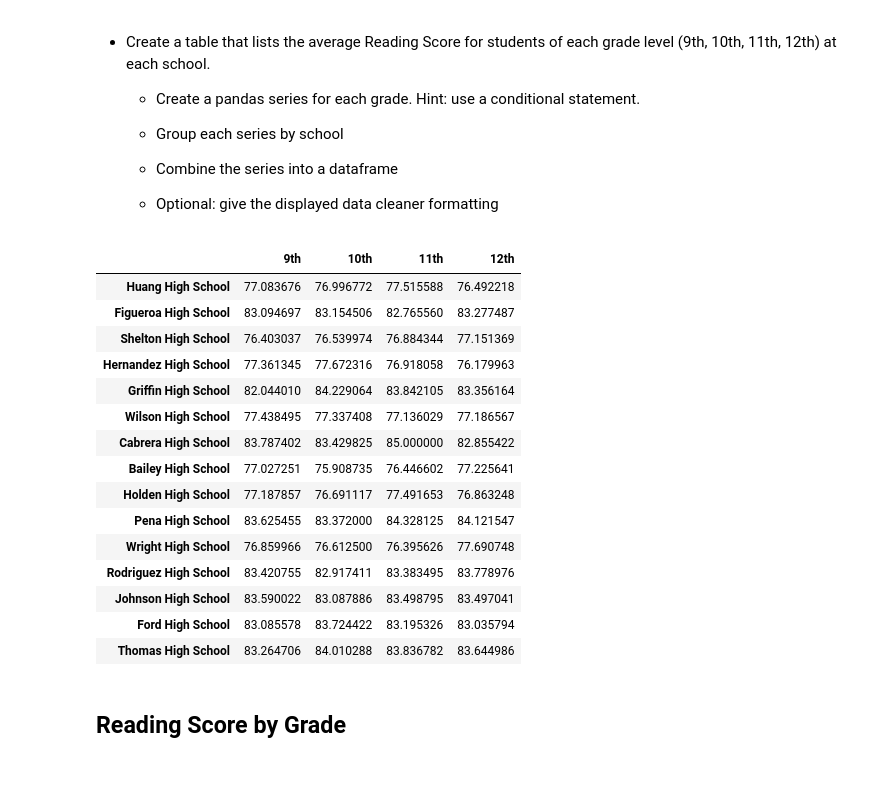
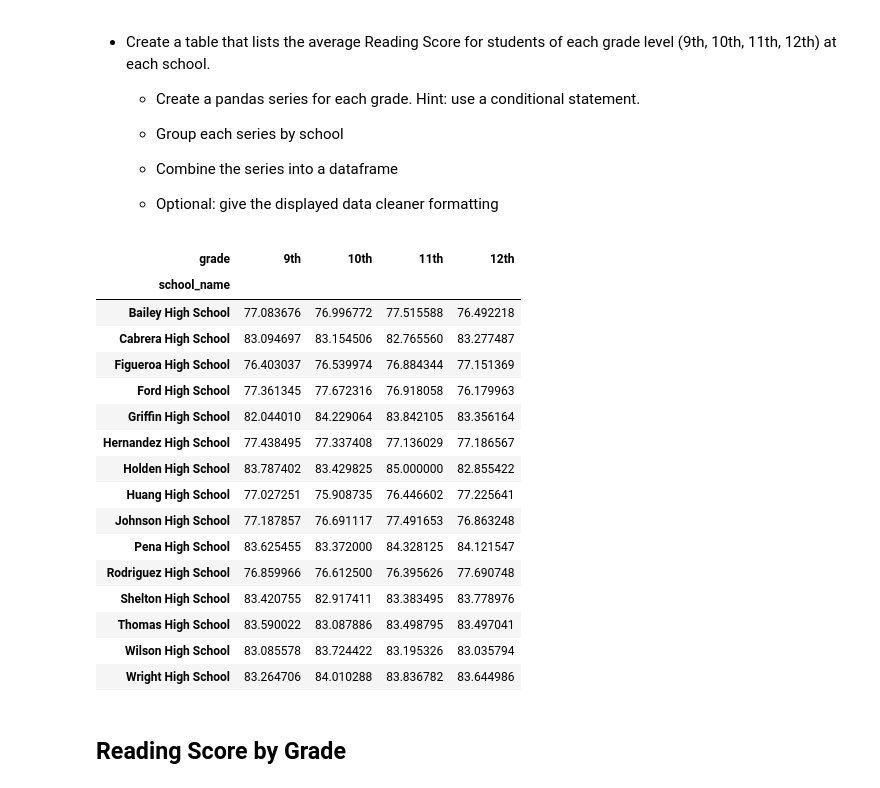
Before and after one commit to FeliciaHatchett/pandas_challenge, a Jupyter notebook: PyCitySchools/PyCitySchools_Final.ipynb, the cells around one changed output. Cells and saved outputs as stored; diff of their text form; code cells hidden in the pictures.

```diff
--- a/PyCitySchools/PyCitySchools_starter.ipynb
+++ b/PyCitySchools/PyCitySchools_Final.ipynb
@@ -185,30 +196,34 @@ bottom_performing_schools
   * Combine the series into a dataframe
 
   * Optional: give the displayed data cleaner formatting
-# %%
-sorted_means_m = np.array(school_data_complete.groupby(["school_name", "grade"])["math_score"].mean())
-values_m=np.array_split(sorted_means_m, 15)
-grades=["10th", "11th", "12th", "9th"]
-sorted_math=pd.DataFrame(values_m, index=names, columns=grades)
-organized_math_scores=sorted_math[["9th", "10th","11th","12th"]]
-organized_math_scores
-# %% [output]
-|  | 9th | 10th | 11th | 12th |
-| Huang High School | 77.083676 | 76.996772 | 77.515588 | 76.492218 |
-| Figueroa High School | 83.094697 | 83.154506 | 82.765560 | 83.277487 |
-| Shelton High School | 76.403037 | 76.539974 | 76.884344 | 77.151369 |
-| Hernandez High School | 77.361345 | 77.672316 | 76.918058 | 76.179963 |
-| Griffin High School | 82.044010 | 84.229064 | 83.842105 | 83.356164 |
-| Wilson High School | 77.438495 | 77.337408 | 77.136029 | 77.186567 |
-| Cabrera High School | 83.787402 | 83.429825 | 85.000000 | 82.855422 |
-| Bailey High School | 77.027251 | 75.908735 | 76.446602 | 77.225641 |
-| Holden High School | 77.187857 | 76.691117 | 77.491653 | 76.863248 |
-| Pena High School | 83.625455 | 83.372000 | 84.328125 | 84.121547 |
-| Wright High School | 76.859966 | 76.612500 | 76.395626 | 77.690748 |
-| Rodriguez High School | 83.420755 | 82.917411 | 83.383495 | 83.778976 |
-| Johnson High School | 83.590022 | 83.087886 | 83.498795 | 83.497041 |
-| Ford High School | 83.085578 | 83.724422 | 83.195326 | 83.035794 |
-| Thomas High School | 83.264706 | 84.010288 | 83.836782 | 83.644986 |
+# %%
+#Create data frame grouping data by school name and grade then get mean of math score
+sorted_means_m =pd.DataFrame(school_data_complete.groupby(["school_name", "grade"])["math_score"].mean().reset_index())
+
+#This can be accomplished by created with a pivot method, by unstacking the grade column, or by splitting an array. While the formatting is not the same completely, the pivot table provides a table that's easy to read and create.
+sorted_math=sorted_means_m.pivot(index="school_name", columns="grade", values="math_score")
+
+#Column names reset (Columns appeared with lowest first number [1] first)
+organized_math_scores=sorted_math[["9th", "10th","11th","12th"]]
+organized_math_scores
+# %% [output]
+| grade | 9th | 10th | 11th | 12th |
+| school_name |  |  |  |  |
+| Bailey High School | 77.083676 | 76.996772 | 77.515588 | 76.492218 |
+| Cabrera High School | 83.094697 | 83.154506 | 82.765560 | 83.277487 |
+| Figueroa High School | 76.403037 | 76.539974 | 76.884344 | 77.151369 |
+| Ford High School | 77.361345 | 77.672316 | 76.918058 | 76.179963 |
+| Griffin High School | 82.044010 | 84.229064 | 83.842105 | 83.356164 |
+| Hernandez High School | 77.438495 | 77.337408 | 77.136029 | 77.186567 |
+| Holden High School | 83.787402 | 83.429825 | 85.000000 | 82.855422 |
+| Huang High School | 77.027251 | 75.908735 | 76.446602 | 77.225641 |
+| Johnson High School | 77.187857 | 76.691117 | 77.491653 | 76.863248 |
+| Pena High School | 83.625455 | 83.372000 | 84.328125 | 84.121547 |
+| Rodriguez High School | 76.859966 | 76.612500 | 76.395626 | 77.690748 |
+| Shelton High School | 83.420755 | 82.917411 | 83.383495 | 83.778976 |
+| Thomas High School | 83.590022 | 83.087886 | 83.498795 | 83.497041 |
+| Wilson High School | 83.085578 | 83.724422 | 83.195326 | 83.035794 |
+| Wright High School | 83.264706 | 84.010288 | 83.836782 | 83.644986 |
 # %% [markdown]
 ## Reading Score by Grade
 # %% [markdown]
```
Also changed, not shown: parts of 24 cells of this notebook, 1 other file.
